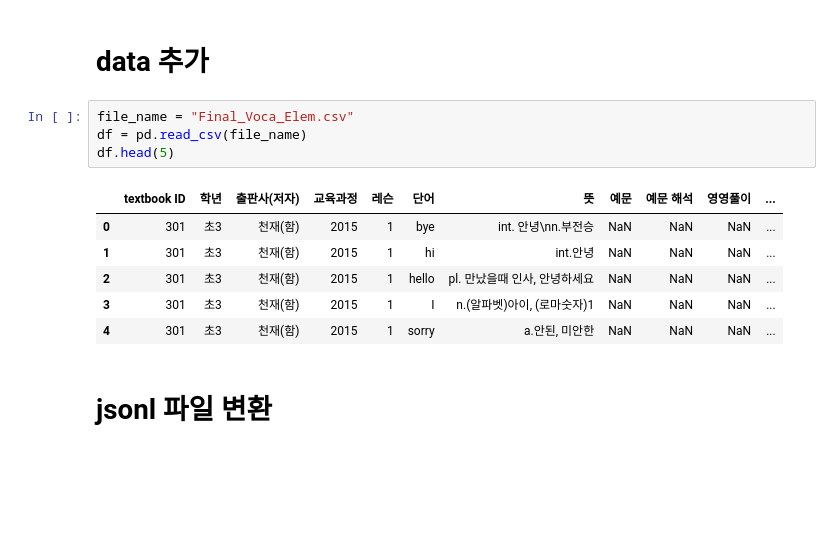
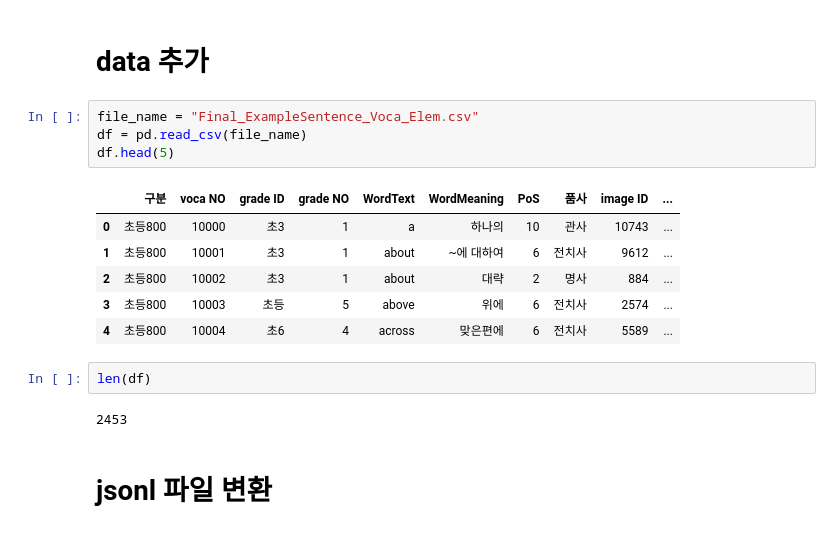
Before and after one commit to tiagyu/WeaversMind, a Jupyter notebook: Word/ExampleSentence_Word/Elem/ExampleSentence_Prompt.ipynb, the cells around one changed output. Drawn from its saved outputs; the diff is of its cells as text; blank space fills up the shorter version.

```diff
--- a/Word/ExampleSentence_Word/Elem/ExampleSentence_Prompt.ipynb
+++ b/Word/ExampleSentence_Word/Elem/ExampleSentence_Prompt.ipynb
@@ -129,16 +131,20 @@ print(response_output)
 # %% [markdown]
 # data 추가
 # %%
-file_name = "Final_Voca_Elem.csv"
+file_name = "Final_ExampleSentence_Voca_Elem.csv"
 df = pd.read_csv(file_name)
 df.head(5)
 # %% [output]
-|  | textbook ID | 학년 | 출판사(저자) | 교육과정 | 레슨 | 단어 | 뜻 | 예문 | 예문 해석 | 영영풀이 | ... |
-| 0 | 301 | 초3 | 천재(함) | 2015 | 1 | bye | int. 안녕\nn.부전승 | NaN | NaN | NaN | ... |
-| 1 | 301 | 초3 | 천재(함) | 2015 | 1 | hi | int.안녕 | NaN | NaN | NaN | ... |
-| 2 | 301 | 초3 | 천재(함) | 2015 | 1 | hello | pl. 만났을때 인사, 안녕하세요 | NaN | NaN | NaN | ... |
-| 3 | 301 | 초3 | 천재(함) | 2015 | 1 | I | n.(알파벳)아이, (로마숫자)1 | NaN | NaN | NaN | ... |
-| 4 | 301 | 초3 | 천재(함) | 2015 | 1 | sorry | a.안된, 미안한 | NaN | NaN | NaN | ... |
+|  | 구분 | voca NO | grade ID | grade NO | WordText | WordMeaning | PoS | 품사 | image ID | ... |
+| 0 | 초등800 | 10000 | 초3 | 1 | a | 하나의 | 10 | 관사 | 10743 | ... |
+| 1 | 초등800 | 10001 | 초3 | 1 | about | ~에 대하여 | 6 | 전치사 | 9612 | ... |
+| 2 | 초등800 | 10002 | 초3 | 1 | about | 대략 | 2 | 명사 | 884 | ... |
+| 3 | 초등800 | 10003 | 초등 | 5 | above | 위에 | 6 | 전치사 | 2574 | ... |
+| 4 | 초등800 | 10004 | 초6 | 4 | across | 맞은편에 | 6 | 전치사 | 5589 | ... |
+# %%
+len(df)
+# %% [output]
+2453
 # %% [markdown]
 # jsonl 파일 변환
 # %%
```
Also changed, not shown: parts of 8 cells of this notebook.
